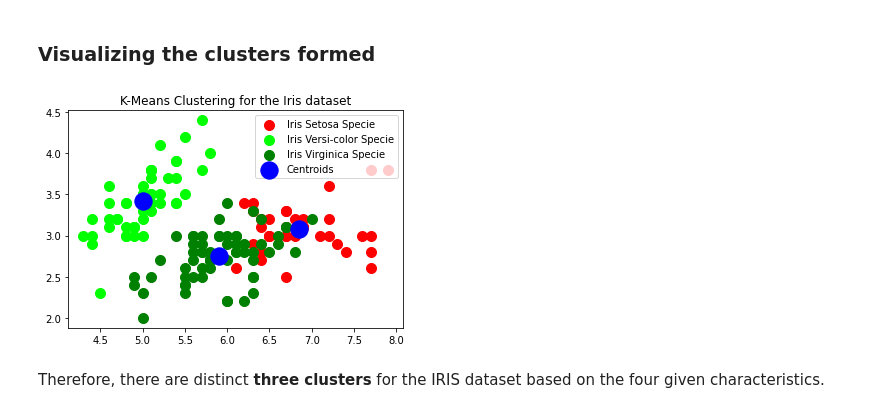
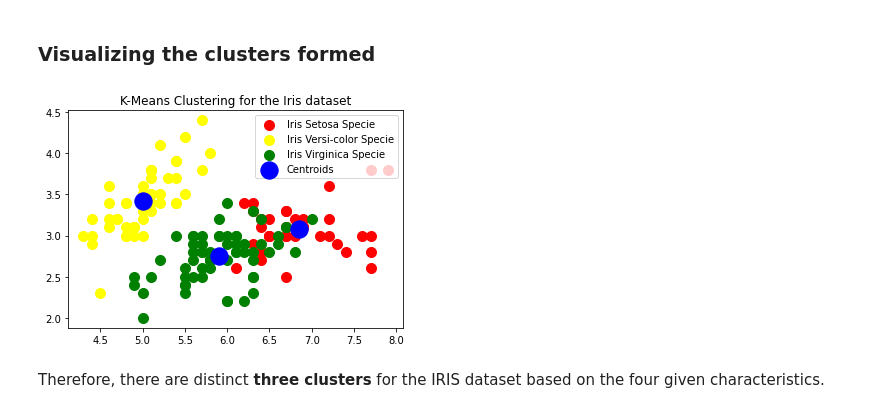
Before and after one commit to debangana97/Data-science-works, a Jupyter notebook: Cluster_Analysis.ipynb, the cells around one changed output. Cells and saved outputs as stored; diff of their text form; code cells hidden in the pictures.

```diff
--- a/Cluster_Analysis.ipynb
+++ b/Cluster_Analysis.ipynb
@@ -99,19 +99,19 @@ The output obtained implies that the first flower belongs to the second category
 # %%
 #Creating the clusters
 plt.scatter(x[y_kmeans == 0,0], x[y_kmeans == 0,1], s=100, c='red', label='Iris Setosa Specie')
 
-plt.scatter(x[y_kmeans == 1,0], x[y_kmeans == 1,1], s=100, c='lime', label='Iris Versi-color Specie')
+plt.scatter(x[y_kmeans == 1,0], x[y_kmeans == 1,1], s=100, c='yellow', label='Iris Versi-color Specie')
 
 plt.scatter(x[y_kmeans == 2,0], x[y_kmeans == 2,1], s=100, c='green', label='Iris Virginica Specie')
 
 #Creating the centroids for each cluster
 plt.scatter(kmeans.cluster_centers_[:,0], kmeans.cluster_centers_[:,1], s=300, c='blue', label = 'Centroids')
 
 plt.legend()
 
 plt.title('K-Means Clustering for the Iris dataset')
 plt.show()
 # %% [output]
-[figure, old version]
+[figure, new version]
 # %% [markdown]
 Therefore, there are distinct **three clusters** for the IRIS dataset based on the four given characteristics.
```
